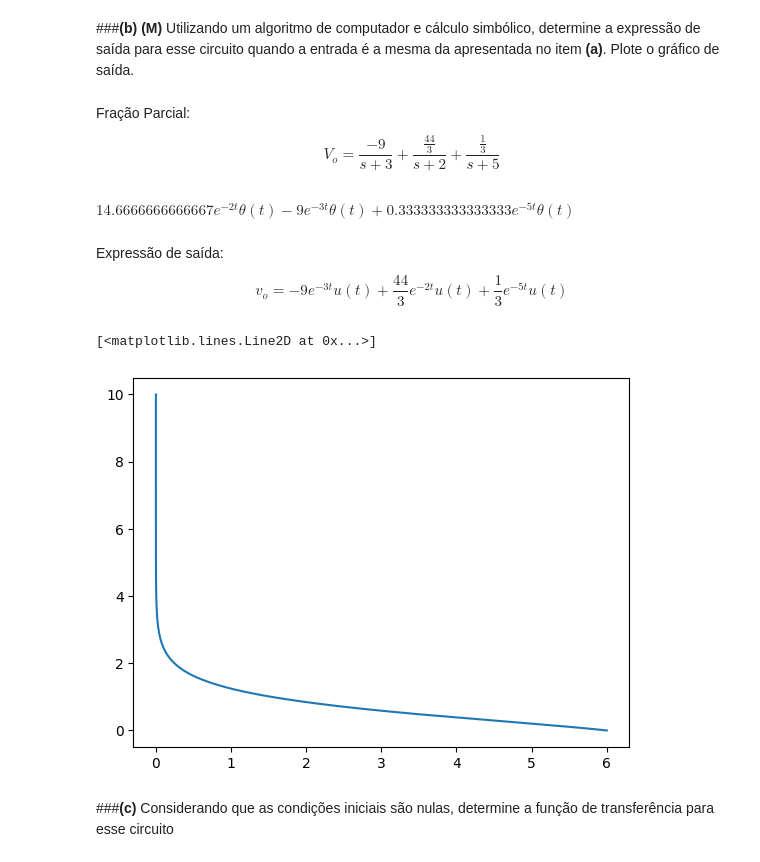
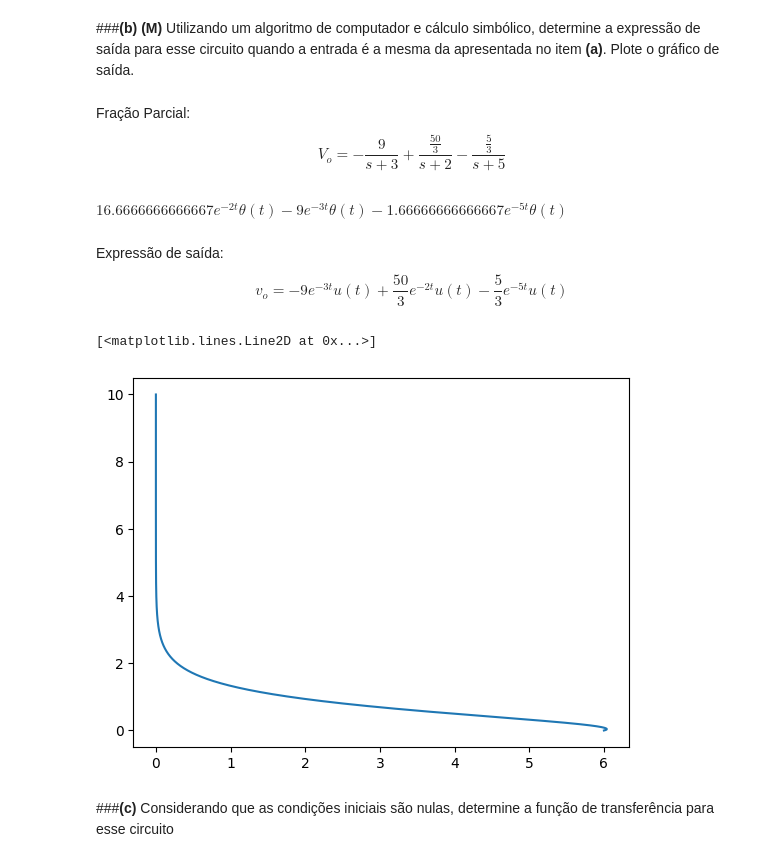
Before and after one commit to nestorfranca/Sinais, a Jupyter notebook: Prova2.ipynb, the cells around one changed output. Saved outputs shown, nothing was run; the diff lists cells and outputs as text; code cells hidden in the pictures.

```diff
--- a/Prova2.ipynb
+++ b/Prova2.ipynb
@@ -81,27 +118,27 @@ As condições iniciais para esse circuito são $𝑣𝑜 (0^−) = 6 V$ e $\fra
 # %% [markdown]
 Fração Parcial:
-$$V_o = \frac{-9}{s + 3} + \frac{\frac{44}{3}}{s + 2} + \frac{\frac{1}{3}}{s+5}$$
+$$V_o = -\frac{9}{s + 3} + \frac{\frac{50}{3}}{s + 2} - \frac{\frac{5}{3}}{s+5}$$
 # %%
-V_o = -9/(s + 3) + (44/3)/(s + 2) + (1/3)/(s + 5)
+V_o = -9/(s + 3) + (50/3)/(s + 2) - (5/3)/(s + 5)
 invLaplace(V_o)
 # %% [output]
-$\displaystyle 14.6666666666667 e^{- 2 t} \theta\left(t\right) - 9 e^{- 3 t} \theta\left(t\right) + 0.333333333333333 e^{- 5 t} \theta\left(t\right)$
+$\displaystyle 16.6666666666667 e^{- 2 t} \theta\left(t\right) - 9 e^{- 3 t} \theta\left(t\right) - 1.66666666666667 e^{- 5 t} \theta\left(t\right)$
 # %% [markdown]
 Expressão de saída:
-$$v_o = -9e^{-3t}u(t) + \frac{44}{3}e^{-2t}u(t) + \frac{1}{3}e^{-5t}u(t)$$
+$$v_o = -9e^{-3t}u(t) + \frac{50}{3}e^{-2t}u(t) - \frac{5}{3}e^{-5t}u(t)$$
 # %%
 import numpy as np
 import matplotlib.pyplot as plt
 
 Ts = 1e-4
 
 tv = np.arange(0,10,Ts)
 
-v_o = -9*np.exp(-3*tv) + (44/3)*np.exp(-2*tv) + (1/3)*np.exp(-5*tv)
+v_o = -9*np.exp(-3*tv) + (50/3)*np.exp(-2*tv) - (5/3)*np.exp(-5*tv)
 plt.plot(v_o, tv)
 # %% [output]
 [<matplotlib.lines.Line2D at 0x...>]
-[figure, old version]
+[figure, new version]
 # %% [markdown]
 ###**(c)** Considerando que as condições iniciais são nulas, determine a função de transferência para esse circuito
 # %% [markdown]
```
Also changed, not shown: parts of 20 cells of this notebook.
